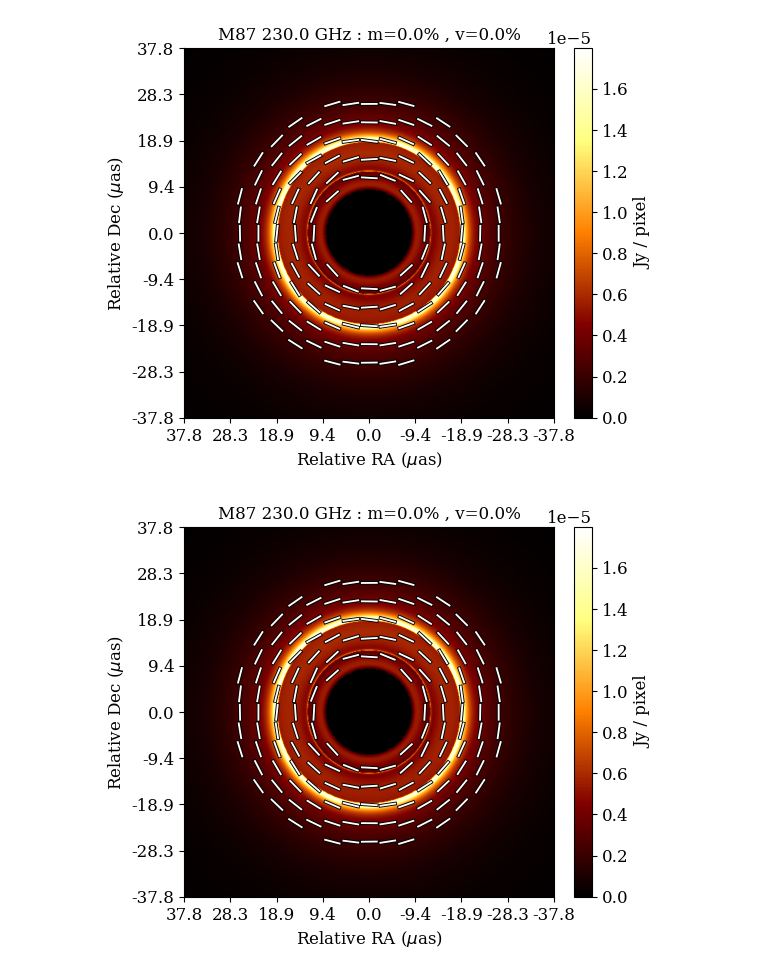
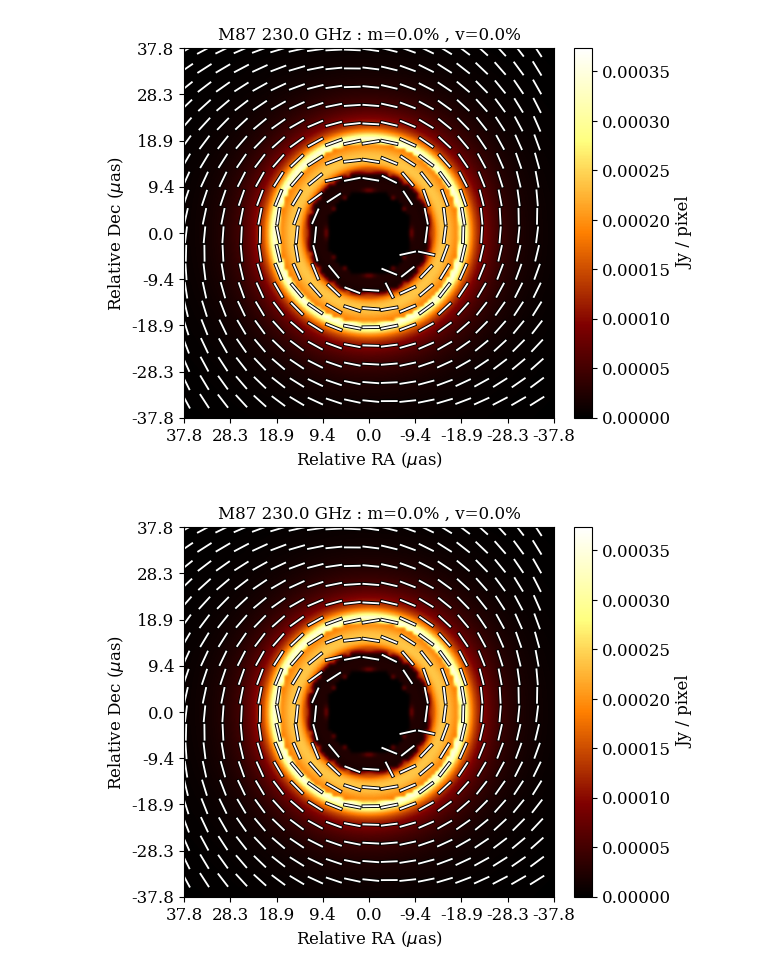
Before and after one commit to achael/kgeo, a Jupyter notebook: Kgeo Off-Equatorial.ipynb, the cells around one changed output. Saved outputs shown, nothing was run; the diff lists cells and outputs as text; code cells hidden in the pictures.

```diff
--- a/Kgeo Off-Equatorial.ipynb
+++ b/Kgeo Off-Equatorial.ipynb
@@ -7,9 +10,9 @@ from kgeo.image import *
 # %%
 #define parameters
-INC = 1*np.pi/180. #image inclination
+INC = .01*np.pi/180. #image inclination
 ROUT = 100000. #4.e10 # sgra distance in M
-NPTS = 500 #number of points in row on image
-NGEO = 250 #number of points per geodesic (for guessing before root-finder)
+NPTS = 100 #number of points in row on image
+NGEO = 500 #number of points per geodesic (for guessing before root-finder)
 SPIN = 0.1 #dimensionless spin
 neqmax=2. #maximum number of equatorial crossings from observer to source
 psitarget = 2. #single fieldline to ray-trace
@@ -29,7 +33,7 @@ im_secondary = makeim(ivec[1], qvec[1], uvec[1], agrid)
 im_total = makeim(ivec[-1], qvec[-1], uvec[-1], agrid)
 # %%
 #display
-im_total.display(plotp=True)
+im_total.display(plotp=True,pcut=1e-5)
 # %% [output]
-[figure, old version]
+[figure, new version]
-[figure, old version]
+[figure, new version]
```
Also changed, not shown: parts of 2 cells of this notebook, 12 other files.
